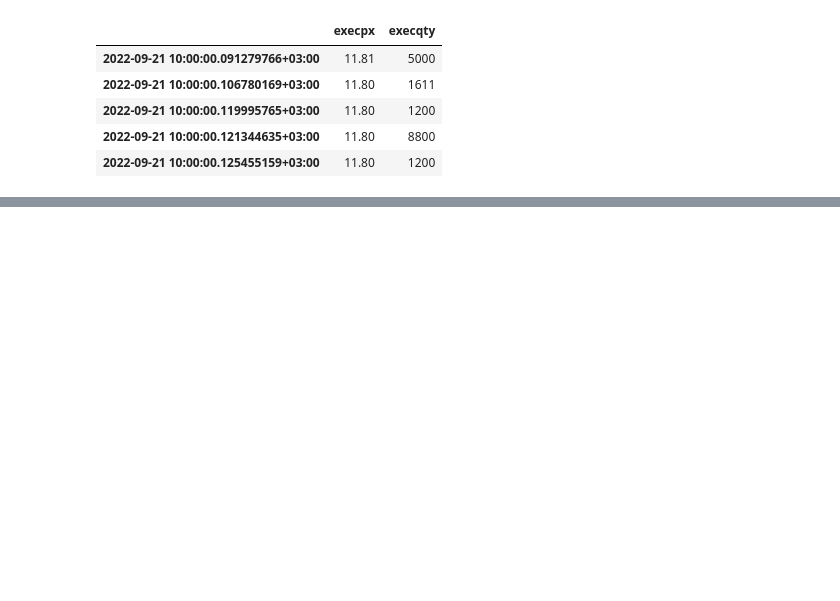
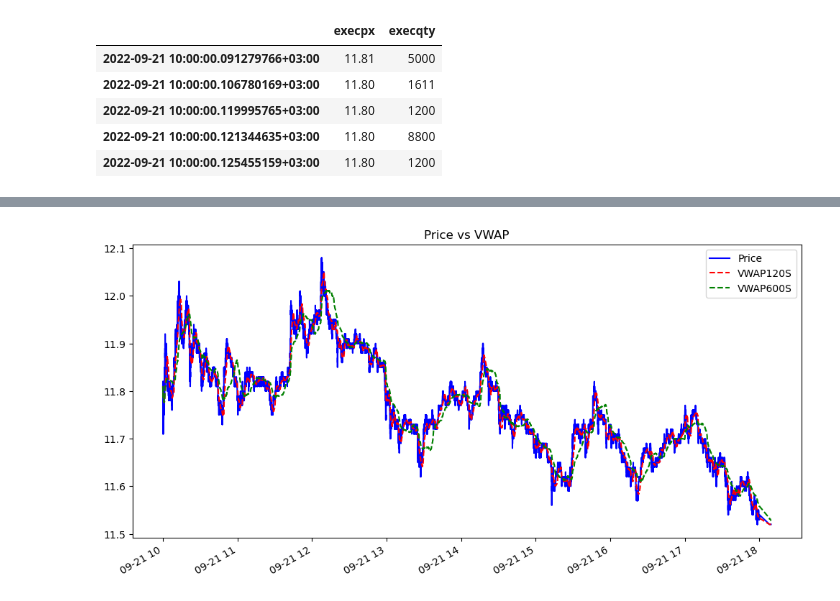
Before and after one commit to personaljss/sampleProj, a Jupyter notebook: main.ipynb, the cells around one changed output, grey strips where cells are left out. Saved outputs shown, nothing was run; the diff lists cells and outputs as text; code cells hidden in the pictures; blank space fills up the shorter version.

```diff
--- a/main.ipynb
+++ b/main.ipynb
@@ -88,0 +123,5 @@ execs.tail()
+# %%
+execs['volsum_big']=execs['execqty'].rolling('120S').sum()
+execs['pxvolsum12']=(execs['execpx']*execs['execqty']).rolling('120S').sum()
+execs['vwap120S']=execs['pxvolsum120S']/execs['volsum120S']
+execs.head()
@@ -88,0 +135,5 @@ execs.tail()
+# %%
+execs['volsum600S']=execs['execqty'].rolling('600S').sum()
+execs['pxvolsum600S']=(execs['execpx']*execs['execqty']).rolling('600S').sum()
+execs['vwap600S']=execs['pxvolsum600S']/execs['volsum600S']
+execs.head()
@@ -88,0 +147,14 @@ execs.tail()
+# %%
+# Drop unnecessary columns
+#execs.drop(columns=['pxvolsum120S', 'volsum'], inplace=True)
+
+
+plt.figure(figsize=(12, 6))
+execs['execpx'].plot(label='Price', color='blue')
+execs['vwap120S'].plot(label='VWAP120S', color='red', linestyle='--')
+execs['vwap600S'].plot(label='VWAP600S', color='green', linestyle='--')
+plt.title('Price vs VWAP')
+plt.legend()
+plt.show()
+# %% [output]
+[figure, added]
```
Also changed, not shown: parts of 15 cells of this notebook, 6 other files.
